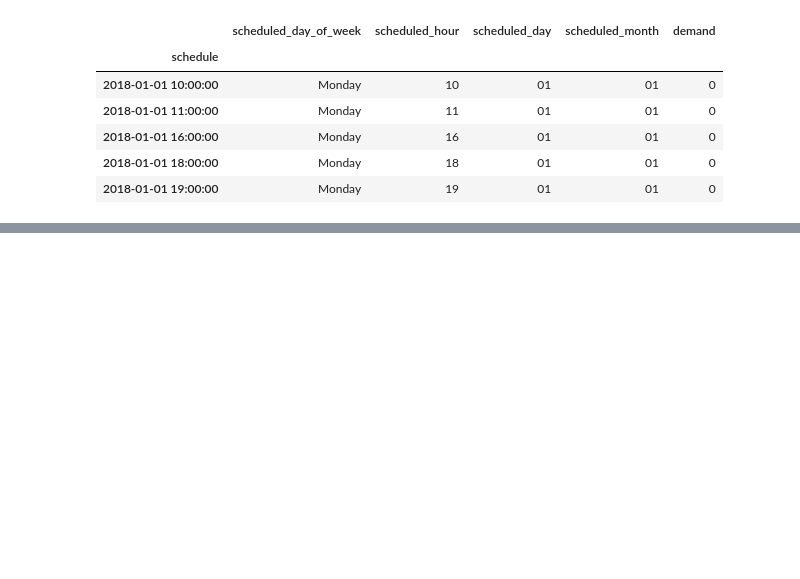
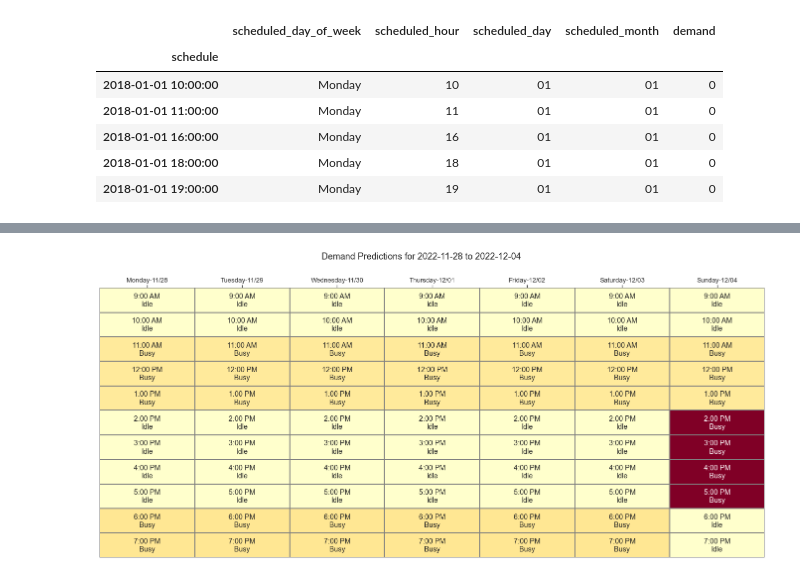
Before and after one commit to santthosh/ml-inventory-demand, a Jupyter notebook: notebook.ipynb, the cells around one changed output, grey strips where cells are left out. Saved outputs shown, nothing was run; the diff lists cells and outputs as text; code cells hidden in the pictures; blank space fills up the shorter version.

```diff
--- a/notebook.ipynb
+++ b/notebook.ipynb
@@ -762 +809,5 @@ def weekly_demand_chart(start,end):
+# %%
+weekly_demand_chart('2022-11-28','2022-12-04')
+# %% [output]
+[figure, added]
 # %%
```
Also changed, not shown: parts of 9 cells of this notebook, 7 other files.
